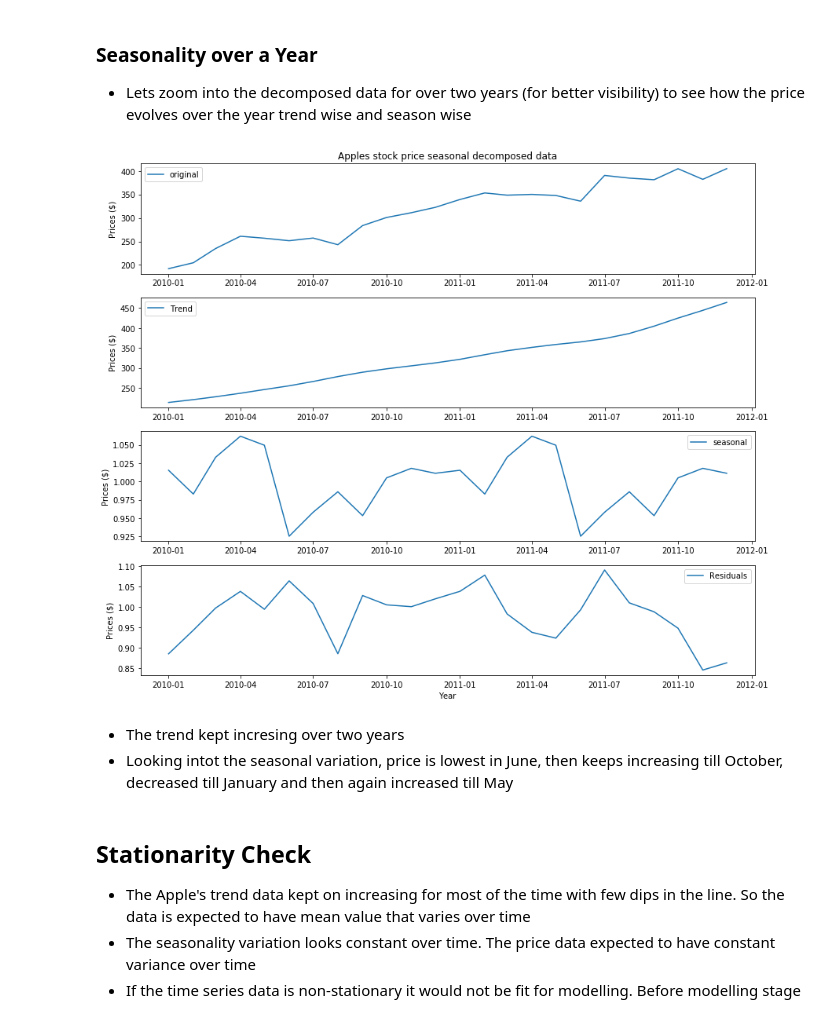
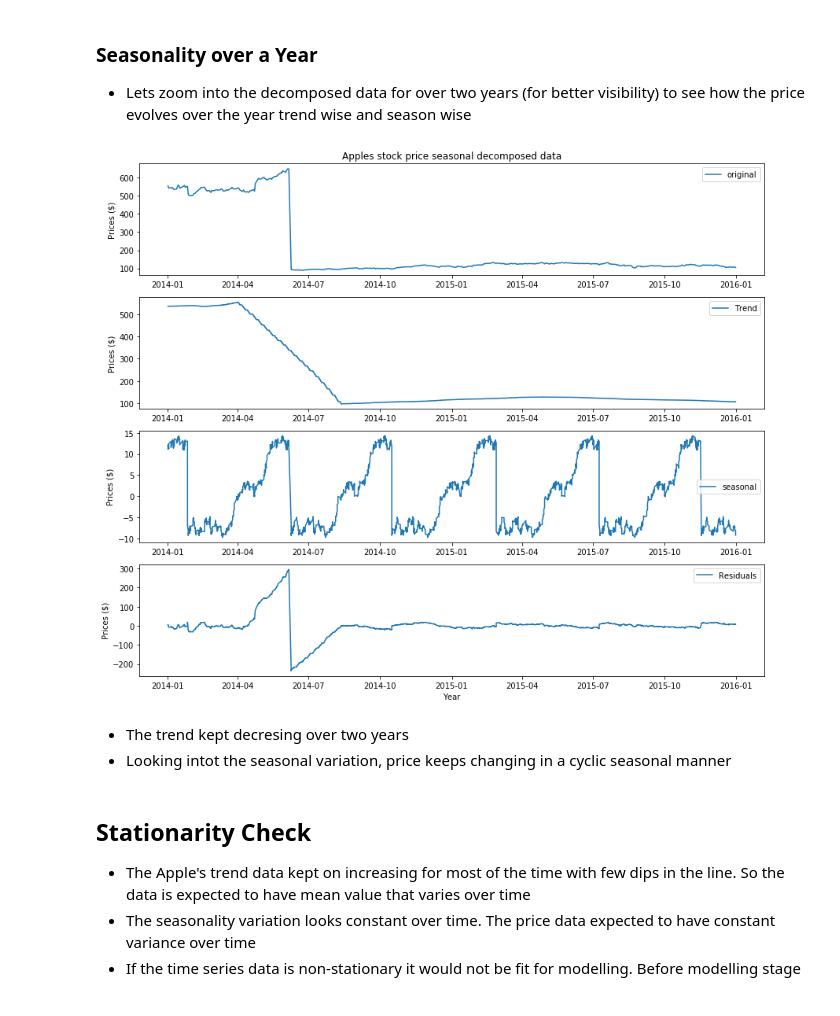
Before and after one commit to saimoom026/Springboard, a Jupyter notebook: springboard/Capstone two/Stock-price-prediction-preprocess.ipynb, the cells around one changed output. Saved outputs shown, nothing was run; the diff lists cells and outputs as text; code cells hidden in the pictures.

Commit message:
Apple Stock Price Prediction Pre-processing

```diff
--- a/springboard/Capstone two/Stock-price-prediction-preprocess.ipynb
+++ b/springboard/Capstone two/Stock-price-prediction-preprocess.ipynb
@@ -77,9 +63,9 @@ As an investor we always hope the prices would increse day by day. But price flu
 
 from statsmodels.tsa.seasonal import seasonal_decompose
 
-# apply decompomposition on y
+# apply decompomposition on Apple
 
-decomposition = seasonal_decompose(y, model= 'additive')    # additive worked better in terms of seasonality decomposition
+decomposition = seasonal_decompose(apple, model= 'additive', freq=365)    # additive worked better in terms of seasonality decomposition
                                                             # compared to multiplicative
 
 # assign trend, seasonal and residual components from decomposed data
@@ -93,7 +79,7 @@ residual = decomposition.resid
 
 plt.figure(figsize=(12,10))
 plt.subplot(411)
-plt.plot(y, label = 'original')
+plt.plot(apple, label = 'original')
 plt.legend(loc = 'best')
 plt.ylabel('Prices ($)')
 plt.title('Apples stock price seasonal decomposed data')
@@ -120,45 +106,45 @@ plt.tight_layout()
 ### Seasonality over a Year
 - Lets zoom into the decomposed data for over two years (for better visibility) to see how the price evolves over the year trend wise and season wise
 # %%
-# stock price data for 2010-2012
+# stock price data for 2014-2016
 
-y_2010_2012 = y[(trend.index >= '2010-01-01') & (trend.index <= '2011-12-31')]
+y_2014_2016 = apple[(trend.index >= '2014-01-01') & (trend.index <= '2016-01-01')]
 
 
-# trend, seasonality and residual for 2010-2012
+# trend, seasonality and residual for 2014-2016
 
-trend_2010_2012 =  trend[(trend.index >= '2010-01-01') & (trend.index <= '2011-12-31')]
-seasonal_2010_2012 =  seasonal[(trend.index >= '2010-01-01') & (trend.index <= '2011-12-31')]
-residual_2010_2012 =  residual[(trend.index >= '2010-01-01') & (trend.index <= '2011-12-31')]
+trend_2014_2016=  trend[(trend.index >= '2014-01-01') & (trend.index <= '2016-01-01')]
+seasonal_2014_2016 =  seasonal[(trend.index >= '2014-01-01') & (trend.index <= '2016-01-01')]
+residual_2014_2016 =  residual[(trend.index >= '2014-01-01') & (trend.index <= '2016-01-01')]
 
 
-# Plot the original data, the trend, the seasonality, and the residual for 2010-2012 Apples stock data
+# Plot the original data, the trend, the seasonality, and the residual for 2014-2016 Apples stock data
 
 plt.figure(figsize=(12,10))
 plt.subplot(411)
-plt.plot(y_2010_2012, label = 'original')
+plt.plot(y_2014_2016, label = 'original')
 plt.legend(loc = 'best')
 plt.ylabel('Prices ($)')
 plt.title('Apples stock price seasonal decomposed data')
 plt.subplot(412)
-plt.plot(trend_2010_2012, label = 'Trend')
+plt.plot(trend_2014_2016, label = 'Trend')
 plt.legend(loc = 'best')
 plt.ylabel('Prices ($)')
 plt.subplot(413)
-plt.plot(seasonal_2010_2012, label = 'seasonal')
+plt.plot(seasonal_2014_2016, label = 'seasonal')
 plt.legend(loc = 'best')
 plt.ylabel('Prices ($)')
 plt.subplot(414)
-plt.plot(residual_2010_2012, label = 'Residuals')
+plt.plot(residual_2014_2016, label = 'Residuals')
 plt.legend(loc = 'best')
 plt.ylabel('Prices ($)')
 plt.xlabel('Year')
 plt.tight_layout()
 # %% [output]
-[figure, old version]
+[figure, new version]
 # %% [markdown]
-- The trend kept incresing over two years
-- Looking intot the seasonal variation, price is lowest in June, then keeps increasing till October, decreased till January and then again increased till May
+- The trend kept decresing over two years
+- Looking intot the seasonal variation, price keeps changing in a cyclic seasonal manner
 # %% [markdown]
 ## Stationarity Check
 -  The Apple's trend data kept on increasing for most of the time with few dips in the line. So the data is expected to have mean value that varies over time
```
Also changed, not shown: parts of 14 cells of this notebook.
